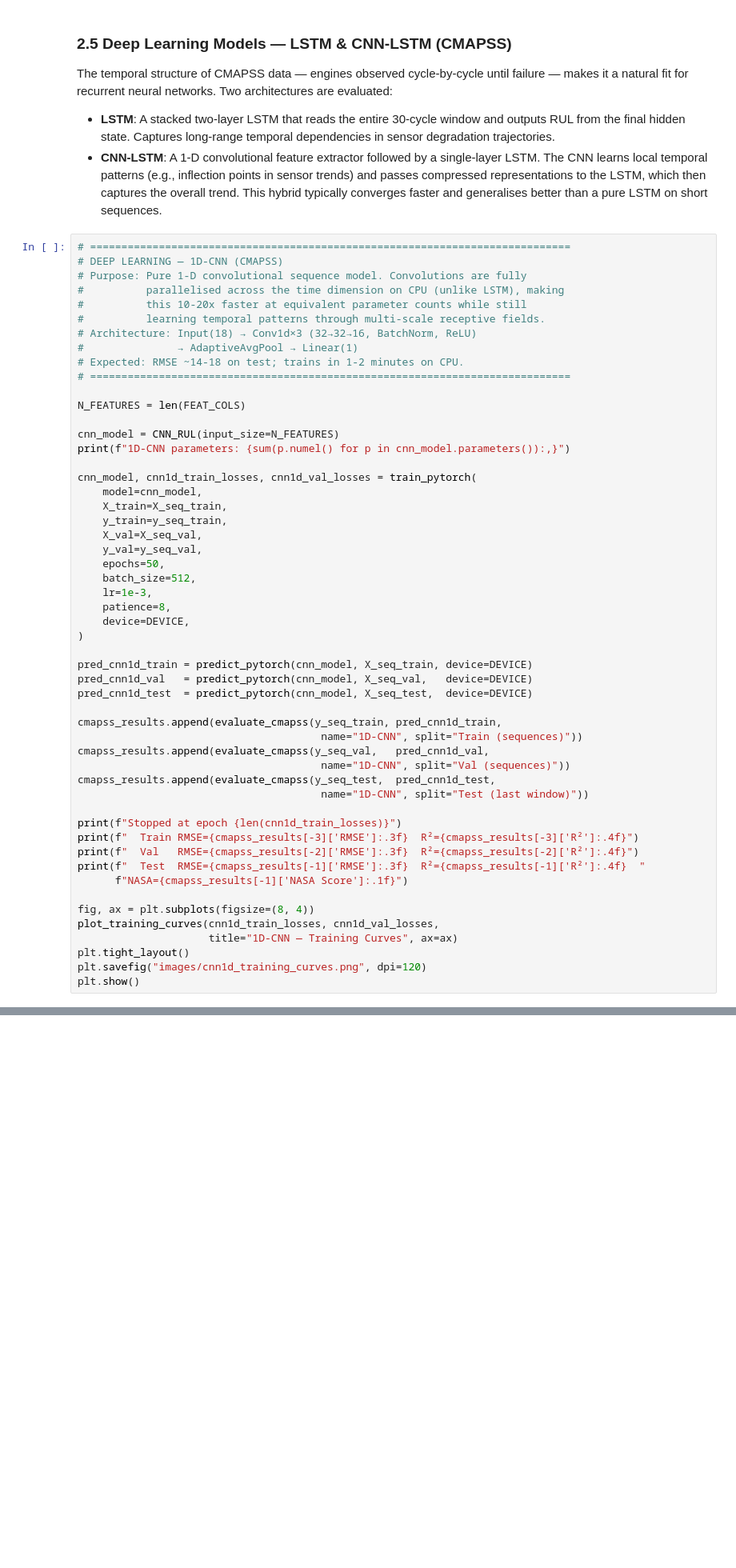
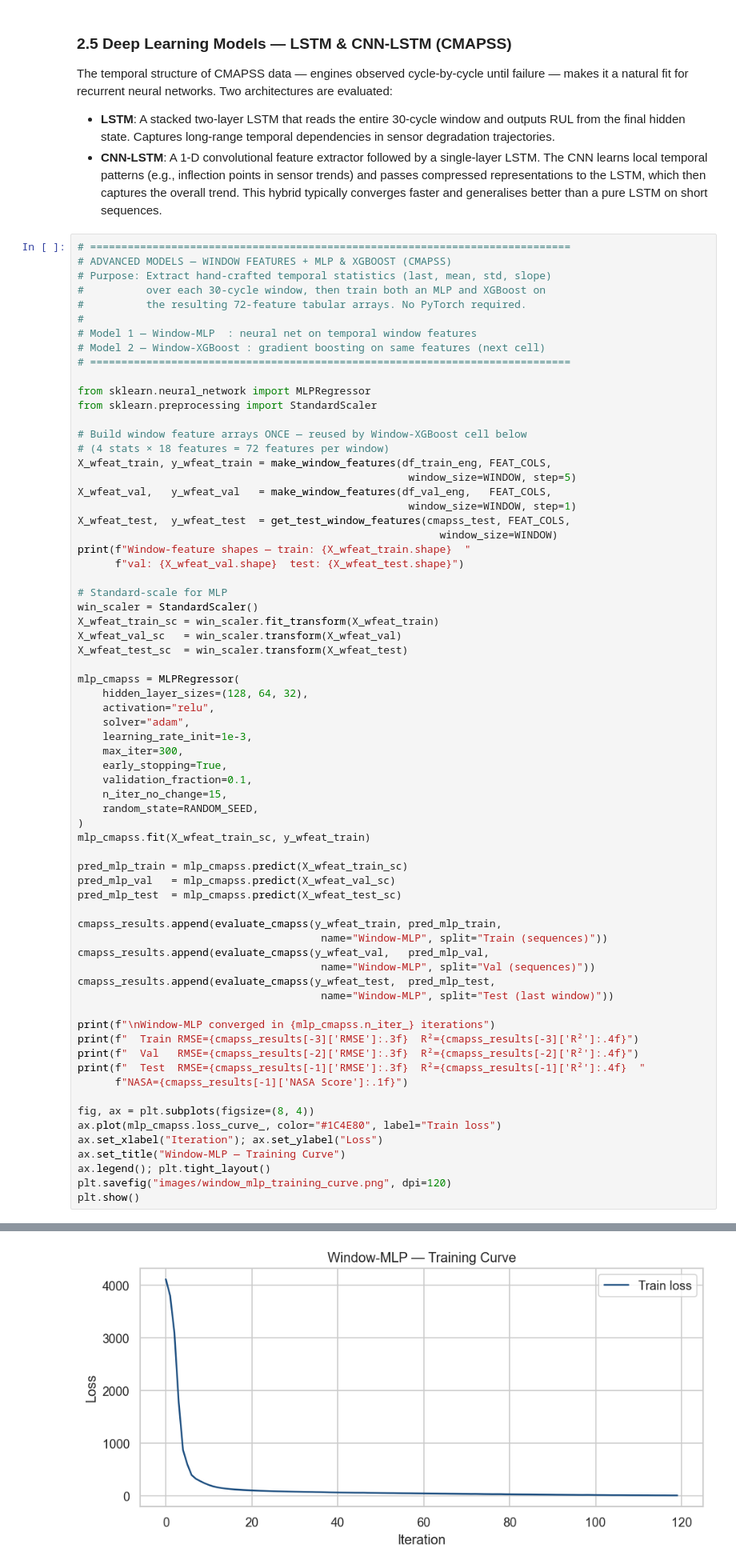
Before and after one commit to arjunvenkateshusd/ADS599, a Jupyter notebook: main_notebook.ipynb, the cells around one changed output, grey strips where cells are left out. Shown at 80% size. Drawn from its saved outputs; the diff is of its cells as text; blank space fills up the shorter version.

Commit message:
completed notebook w/ outputs, html, pdf, and associated images

```diff
--- a/main_notebook.ipynb
+++ b/main_notebook.ipynb
@@ -820,54 +895,70 @@ The temporal structure of CMAPSS data — engines observed cycle-by-cycle until
 - **CNN-LSTM**: A 1-D convolutional feature extractor followed by a single-layer LSTM. The CNN learns local temporal patterns (e.g., inflection points in sensor trends) and passes compressed representations to the LSTM, which then captures the overall trend. This hybrid typically converges faster and generalises better than a pure LSTM on short sequences.
 # %%
 # =============================================================================
-# DEEP LEARNING — 1D-CNN (CMAPSS)
-# Purpose: Pure 1-D convolutional sequence model. Convolutions are fully
-#          parallelised across the time dimension on CPU (unlike LSTM), making
-#          this 10-20x faster at equivalent parameter counts while still
-#          learning temporal patterns through multi-scale receptive fields.
-# Architecture: Input(18) → Conv1d×3 (32→32→16, BatchNorm, ReLU)
-#               → AdaptiveAvgPool → Linear(1)
-# Expected: RMSE ~14-18 on test; trains in 1-2 minutes on CPU.
+# ADVANCED MODELS — WINDOW FEATURES + MLP & XGBOOST (CMAPSS)
+# Purpose: Extract hand-crafted temporal statistics (last, mean, std, slope)
+#          over each 30-cycle window, then train both an MLP and XGBoost on
+#          the resulting 72-feature tabular arrays. No PyTorch required.
+#
+# Model 1 — Window-MLP  : neural net on temporal window features
+# Model 2 — Window-XGBoost : gradient boosting on same features (next cell)
 # =============================================================================
 
-N_FEATURES = len(FEAT_COLS)
+from sklearn.neural_network import MLPRegressor
+from sklearn.preprocessing import StandardScaler
 
-cnn_model = CNN_RUL(input_size=N_FEATURES)
-print(f"1D-CNN parameters: {sum(p.numel() for p in cnn_model.parameters()):,}")
+# Build window feature arrays ONCE — reused by Window-XGBoost cell below
+# (4 stats × 18 features = 72 features per window)
+X_wfeat_train, y_wfeat_train = make_window_features(df_train_eng, FEAT_COLS,
+                                                     window_size=WINDOW, step=5)
+X_wfeat_val,   y_wfeat_val   = make_window_features(df_val_eng,   FEAT_COLS,
+                                                     window_size=WINDOW, step=1)
+X_wfeat_test,  y_wfeat_test  = get_test_window_features(cmapss_test, FEAT_COLS,
+                                                          window_size=WINDOW)
+print(f"Window-feature shapes — train: {X_wfeat_train.shape}  "
+      f"val: {X_wfeat_val.shape}  test: {X_wfeat_test.shape}")
 
-cnn_model, cnn1d_train_losses, cnn1d_val_losses = train_pytorch(
-    model=cnn_model,
-    X_train=X_seq_train,
-    y_train=y_seq_train,
-    X_val=X_seq_val,
-    y_val=y_seq_val,
-    epochs=50,
-    batch_size=512,
-    lr=1e-3,
-    patience=8,
-    device=DEVICE,
+# Standard-scale for MLP
+win_scaler = StandardScaler()
+X_wfeat_train_sc = win_scaler.fit_transform(X_wfeat_train)
+X_wfeat_val_sc   = win_scaler.transform(X_wfeat_val)
+X_wfeat_test_sc  = win_scaler.transform(X_wfeat_test)
+
+mlp_cmapss = MLPRegressor(
+    hidden_layer_sizes=(128, 64, 32),
+    activation="relu",
+    solver="adam",
+    learning_rate_init=1e-3,
+    max_iter=300,
+    early_stopping=True,
+    validation_fraction=0.1,
+    n_iter_no_change=15,
+    random_state=RANDOM_SEED,
 )
+mlp_cmapss.fit(X_wfeat_train_sc, y_wfeat_train)
 
-pred_cnn1d_train = predict_pytorch(cnn_model, X_seq_train, device=DEVICE)
-pred_cnn1d_val   = predict_pytorch(cnn_model, X_seq_val,   device=DEVICE)
-pred_cnn1d_test  = predict_pytorch(cnn_model, X_seq_test,  device=DEVICE)
+pred_mlp_train = mlp_cmapss.predict(X_wfeat_train_sc)
+pred_mlp_val   = mlp_cmapss.predict(X_wfeat_val_sc)
+pred_mlp_test  = mlp_cmapss.predict(X_wfeat_test_sc)
 
-cmapss_results.append(evaluate_cmapss(y_seq_train, pred_cnn1d_train,
-                                       name="1D-CNN", split="Train (sequences)"))
-cmapss_results.append(evaluate_cmapss(y_seq_val,   pred_cnn1d_val,
-                                       name="1D-CNN", split="Val (sequences)"))
-cmapss_results.append(evaluate_cmapss(y_seq_test,  pred_cnn1d_test,
-                                       name="1D-CNN", split="Test (last window)"))
+cmapss_results.append(evaluate_cmapss(y_wfeat_train, pred_mlp_train,
+                                       name="Window-MLP", split="Train (sequences)"))
+cmapss_results.append(evaluate_cmapss(y_wfeat_val,   pred_mlp_val,
+                                       name="Window-MLP", split="Val (sequences)"))
+cmapss_results.append(evaluate_cmapss(y_wfeat_test,  pred_mlp_test,
+                                       name="Window-MLP", split="Test (last window)"))
 
-print(f"Stopped at epoch {len(cnn1d_train_losses)}")
+print(f"\nWindow-MLP converged in {mlp_cmapss.n_iter_} iterations")
 print(f"  Train RMSE={cmapss_results[-3]['RMSE']:.3f}  R²={cmapss_results[-3]['R²']:.4f}")
 print(f"  Val   RMSE={cmapss_results[-2]['RMSE']:.3f}  R²={cmapss_results[-2]['R²']:.4f}")
 print(f"  Test  RMSE={cmapss_results[-1]['RMSE']:.3f}  R²={cmapss_results[-1]['R²']:.4f}  "
       f"NASA={cmapss_results[-1]['NASA Score']:.1f}")
 
 fig, ax = plt.subplots(figsize=(8, 4))
-plot_training_curves(cnn1d_train_losses, cnn1d_val_losses,
-                     title="1D-CNN — Training Curves", ax=ax)
-plt.tight_layout()
-plt.savefig("images/cnn1d_training_curves.png", dpi=120)
+ax.plot(mlp_cmapss.loss_curve_, color="#1C4E80", label="Train loss")
+ax.set_xlabel("Iteration"); ax.set_ylabel("Loss")
+ax.set_title("Window-MLP — Training Curve")
+ax.legend(); plt.tight_layout()
+plt.savefig("images/window_mlp_training_curve.png", dpi=120)
 plt.show()
+# %% [output]
@@ -874,3 +971,4 @@ plt.show()
+[figure, added]
 # %%
 # =============================================================================
 # ADVANCED MODEL — WINDOW-XGBOOST (CMAPSS)
```
Also changed, not shown: parts of 17 cells of this notebook, 9 other files.
